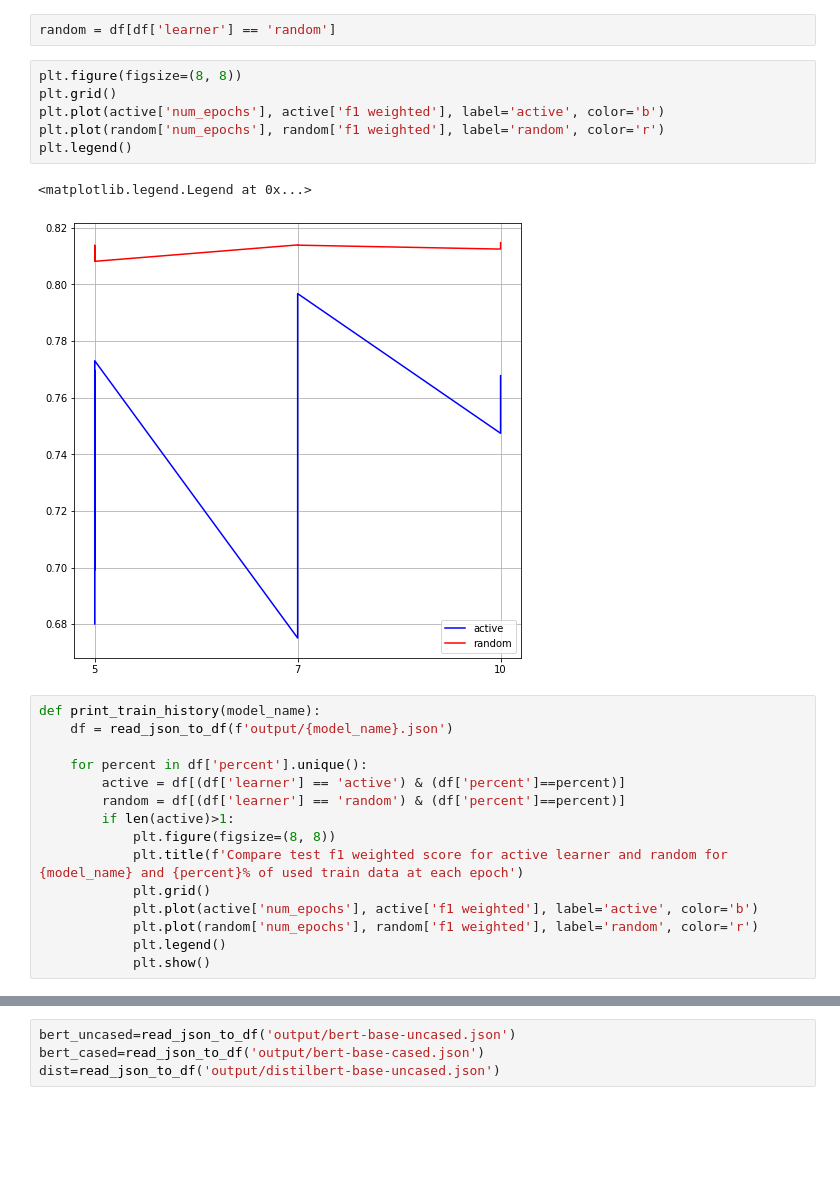
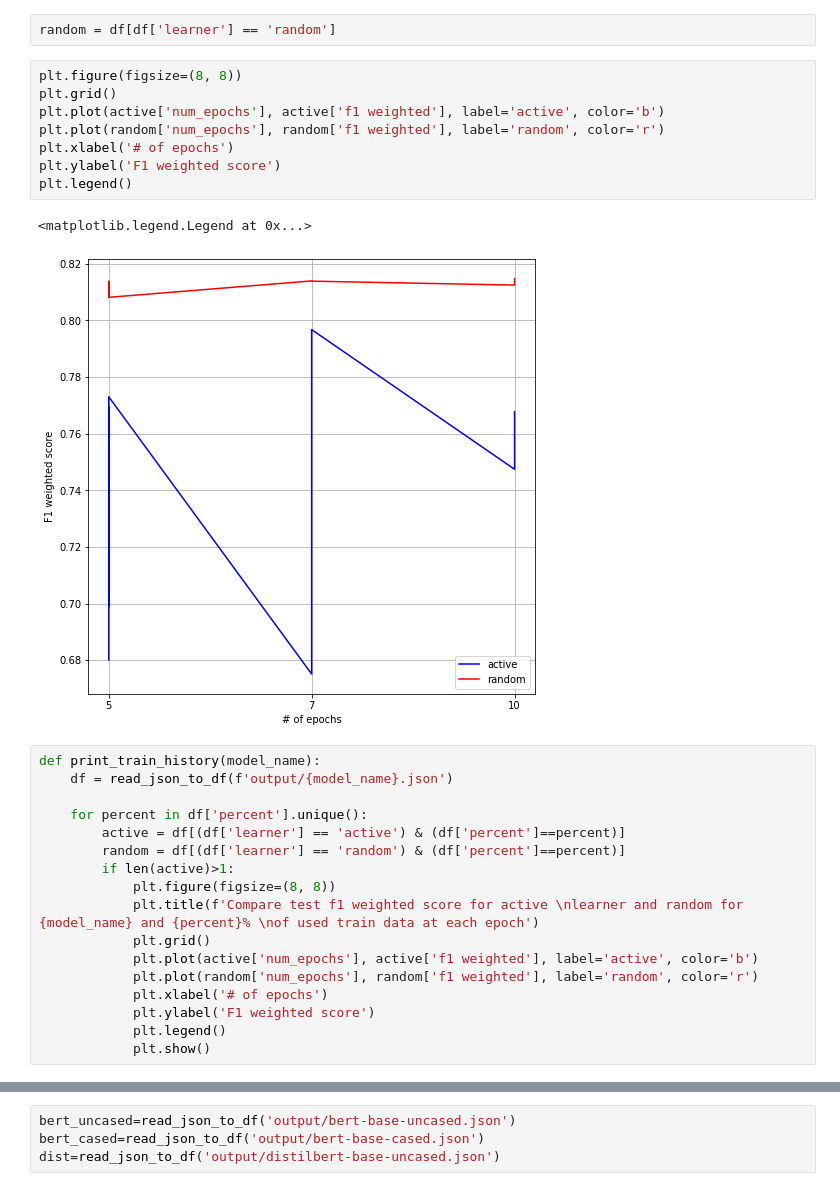
Before and after one commit to pbezglasny/active_learning_project, a Jupyter notebook: visualisation.ipynb, the cells around one changed output, grey strips where cells are left out. Cells and saved outputs as stored; diff of their text form; blank space fills up the shorter version.

```diff
--- a/visualisation.ipynb
+++ b/visualisation.ipynb
@@ -41,12 +41,14 @@ random = df[df['learner'] == 'random']
 # %%
 plt.figure(figsize=(8, 8))
 plt.grid()
 plt.plot(active['num_epochs'], active['f1 weighted'], label='active', color='b')
 plt.plot(random['num_epochs'], random['f1 weighted'], label='random', color='r')
+plt.xlabel('# of epochs')
+plt.ylabel('F1 weighted score')
 plt.legend()
 # %% [output]
 <matplotlib.legend.Legend at 0x...>
-[figure, old version]
+[figure, new version]
 # %%
 def print_train_history(model_name):
     df = read_json_to_df(f'output/{model_name}.json')
@@ -56,10 +58,12 @@ def print_train_history(model_name):
         random = df[(df['learner'] == 'random') & (df['percent']==percent)]
         if len(active)>1:
             plt.figure(figsize=(8, 8))
-            plt.title(f'Compare test f1 weighted score for active learner and random for {model_name} and {percent}% of used train data at each epoch')
+            plt.title(f'Compare test f1 weighted score for active \nlearner and random for {model_name} and {percent}% \nof used train data at each epoch')
             plt.grid()
             plt.plot(active['num_epochs'], active['f1 weighted'], label='active', color='b')
             plt.plot(random['num_epochs'], random['f1 weighted'], label='random', color='r')
+            plt.xlabel('# of epochs')
+            plt.ylabel('F1 weighted score')
             plt.legend()
             plt.show()
 # %%
```
Also changed, not shown: parts of 3 cells of this notebook, 7 other files.
